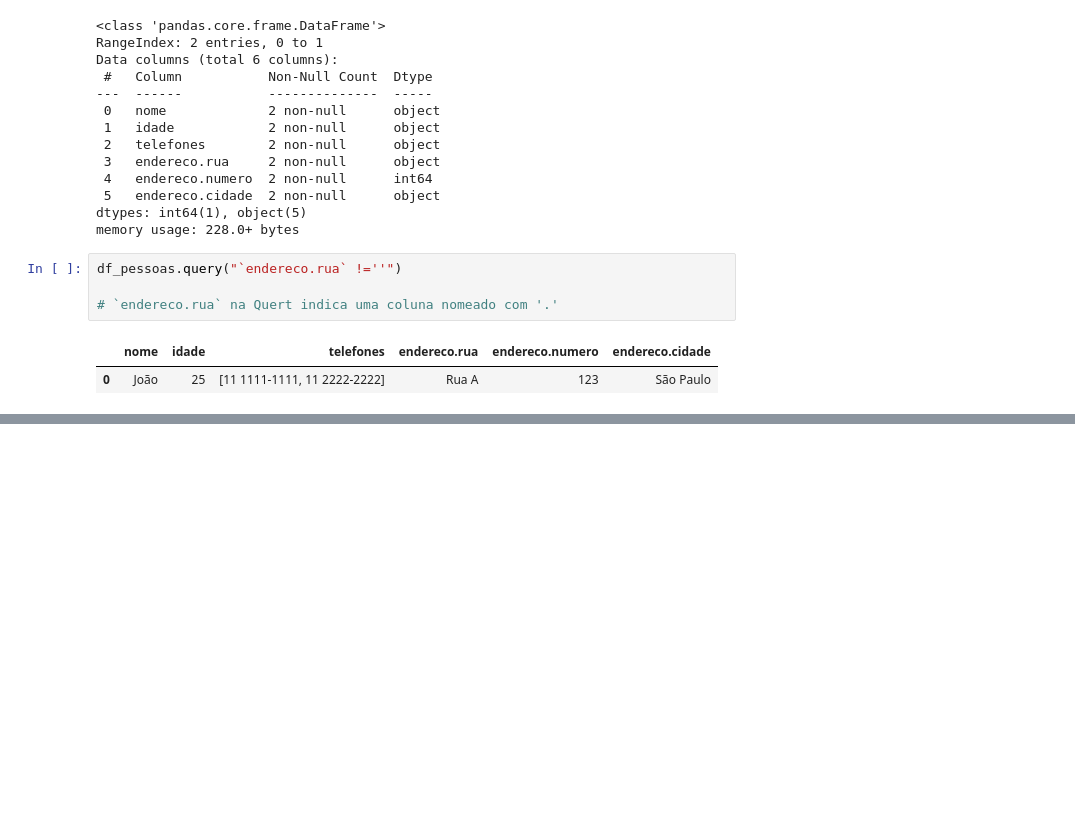
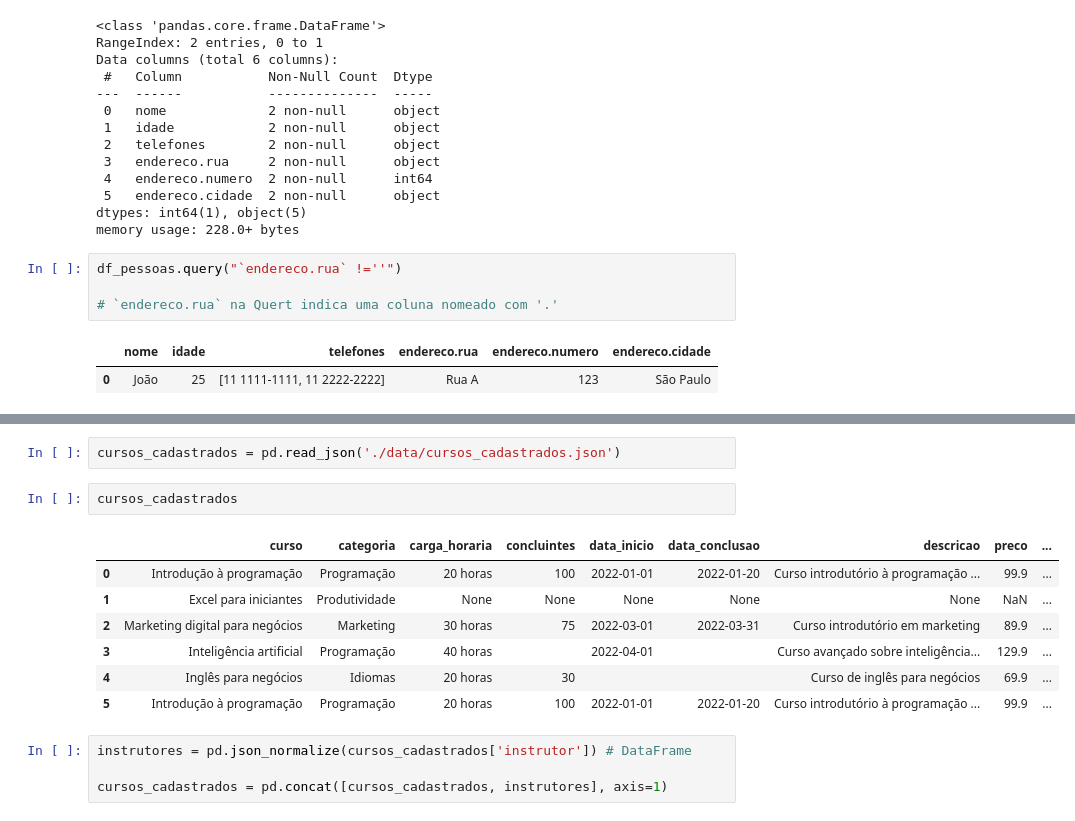
Before and after one commit to victorccampos/DataScienceWithPython, a Jupyter notebook: Pandas/pandas05_desafio.ipynb, the cells around one changed output, grey strips where cells are left out. Saved outputs shown, nothing was run; the diff lists cells and outputs as text; blank space fills up the shorter version.

```diff
--- a/Pandas/pandas05_desafio.ipynb
+++ b/Pandas/pandas05_desafio.ipynb
@@ -112,0 +123,16 @@ df_pessoas.query("`endereco.rua` !=''")
+# %%
+cursos_cadastrados = pd.read_json('./data/cursos_cadastrados.json')
+# %%
+cursos_cadastrados
+# %% [output]
+|  | curso | categoria | carga_horaria | concluintes | data_inicio | data_conclusao | descricao | preco | ... |
+| 0 | Introdução à programação | Programação | 20 horas | 100 | 2022-01-01 | 2022-01-20 | Curso introdutório à programação ... | 99.9 | ... |
+| 1 | Excel para iniciantes | Produtividade | None | None | None | None | None | NaN | ... |
+| 2 | Marketing digital para negócios | Marketing | 30 horas | 75 | 2022-03-01 | 2022-03-31 | Curso introdutório em marketing | 89.9 | ... |
+| 3 | Inteligência artificial | Programação | 40 horas |  | 2022-04-01 |  | Curso avançado sobre inteligência... | 129.9 | ... |
+| 4 | Inglês para negócios | Idiomas | 20 horas | 30 |  |  | Curso de inglês para negócios | 69.9 | ... |
+| 5 | Introdução à programação | Programação | 20 horas | 100 | 2022-01-01 | 2022-01-20 | Curso introdutório à programação ... | 99.9 | ... |
+# %%
+instrutores = pd.json_normalize(cursos_cadastrados['instrutor']) # DataFrame
+
+cursos_cadastrados = pd.concat([cursos_cadastrados, instrutores], axis=1)
```
Also changed, not shown: parts of 20 cells of this notebook, 2 other files.
